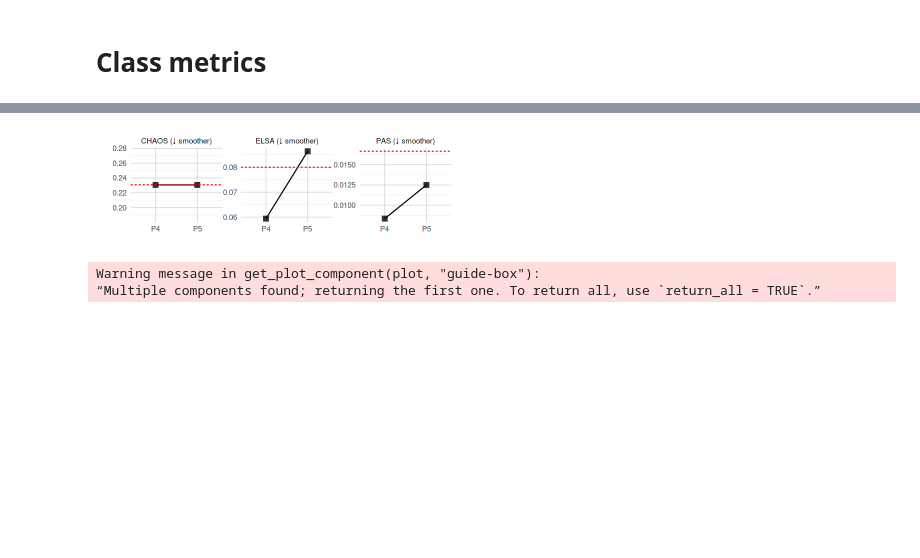
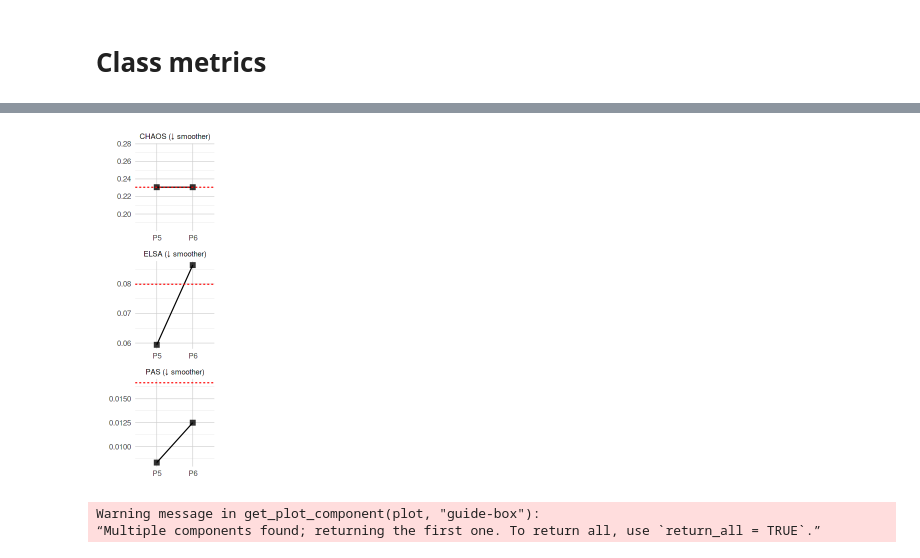
Before and after one commit to RoseYuan/metric_paper, a Jupyter notebook: Figures/spatial_toy_examples/spatial_toy_examples.ipynb, the cells around one changed output, grey strips where cells are left out. Saved outputs shown, nothing was run; the diff lists cells and outputs as text; code cells hidden in the pictures; blank space fills up the shorter version.

```diff
--- a/Figures/spatial_toy_examples/spatial_toy_examples.ipynb
+++ b/Figures/spatial_toy_examples/spatial_toy_examples.ipynb
@@ -165,16 +206,17 @@ p3 <- ggplot(data, aes(x, y,
 # %%
-options(repr.plot.width=10.5, repr.plot.height=2.8)
+options(repr.plot.width=13.5, repr.plot.height=2.8)
 # grDevices::cairo_pdf("Fig1.pdf", width=10, height=3)
-ps1 <- plot_grid(
-    p0 + theme(legend.position = "none", plot.title = element_text(hjust = 0.5), plot.margin = margin(5, 2, -2, 0),
-    axis.text.x = element_blank(), axis.text.y = element_blank(),axis.ticks.x = element_blank(), axis.ticks.y = element_blank()),
-    p1 + theme(legend.position = "none", plot.title = element_text(hjust = 0.5), plot.margin = margin(5, 2, -2, 0),
-    axis.text.x = element_blank(), axis.text.y = element_blank(),axis.ticks.x = element_blank(), axis.ticks.y = element_blank()),
-    p2 + theme(legend.position = "none", plot.title = element_text(hjust = 0.5), plot.margin = margin(5, 2, -2, 0),
-    axis.text.x = element_blank(), axis.text.y = element_blank(),axis.ticks.x = element_blank(), axis.ticks.y = element_blank()),
-    p3 + theme(legend.position = "none", plot.title = element_text(hjust = 0.5), plot.margin = margin(5, 2, -2, 0),
-    axis.text.x = element_blank(), axis.text.y = element_blank(),axis.ticks.x = element_blank(), axis.ticks.y = element_blank()),
-    ncol = 4)
+p0 <- p0 + theme(legend.position = "none", plot.title = element_text(size=18, hjust = 0.5), plot.margin = margin(5, 2, -2, 0),
+axis.text.x = element_blank(), axis.text.y = element_blank(),axis.ticks.x = element_blank(), axis.ticks.y = element_blank())
+p1 <- p1 + theme(legend.position = "none", plot.title = element_text(hjust = 0.5), plot.margin = margin(5, 2, -2, 0),
+axis.text.x = element_blank(), axis.text.y = element_blank(),axis.ticks.x = element_blank(), axis.ticks.y = element_blank())
+p2 <- p2 + theme(legend.position = "none", plot.title = element_text(hjust = 0.5), plot.margin = margin(5, 2, -2, 0),
+axis.text.x = element_blank(), axis.text.y = element_blank(),axis.ticks.x = element_blank(), axis.ticks.y = element_blank())
+p3 <- p3 + theme(legend.position = "none", plot.title = element_text(hjust = 0.5), plot.margin = margin(5, 2, -2, 0),
+axis.text.x = element_blank(), axis.text.y = element_blank(),axis.ticks.x = element_blank(), axis.ticks.y = element_blank())
+p4 <- p4 + theme(legend.position = "none", plot.title = element_text(hjust = 0.5), plot.margin = margin(5, 2, -2, 0),
+axis.text.x = element_blank(), axis.text.y = element_blank(),axis.ticks.x = element_blank(), axis.ticks.y = element_blank())
+ps1 <- plot_grid(p0, p1, p2, p3, p4, ncol = 5)
 plot(ps1)
 # dev.off()
 # %% [output]
@@ -451,10 +460,10 @@ plot(ps3)
 # %%
 k <- 6
-pred <- c("p4","p5")
-pred_name <- c("P4","P5")
+pred <- c("p5","p6")
+pred_name <- c("P5","P6")
 label <- data$c2
 location <- data[, c('x','y')]
-internal <-lapply(setNames(c("c2","p4","p5"), c("C","P4","P5")), function(x){getSpatialInternalMetrics(labels=data[[x]], location=location, k=k, level="dataset", metrics=c("PAS", "ELSA", "CHAOS","MPC", "PC", "PE"))})
+internal <-lapply(setNames(c("c2","p5","p6"), c("C","P5","P6")), function(x){getSpatialInternalMetrics(labels=data[[x]], location=location, k=k, level="dataset", metrics=c("PAS", "ELSA", "CHAOS","MPC", "PC", "PE"))})
 internal <- bind_rows(internal,.id = "prediction")
 externalSpatial <- lapply(setNames(pred, pred_name), function(x){getSpatialExternalMetrics(true=label, pred=data[[x]], location=location, level="dataset", fuzzy_true=fuzzy_true, fuzzy_pred=fuzzy_pred, k=k,
                                                                                                  metrics=c("nsRI","nsARI","nsWH","nsAWH", "nsWC","nsAWC","nsAccuracy","SpatialARI", "SpatialRI"),
@@ -492,25 +501,26 @@ A data.frame: 6 × 4
 # %%
-options(repr.plot.width=6, repr.plot.height=2)
+options(repr.plot.width=2, repr.plot.height=6)
 pi2 <- internal %>%
 filter(metric %in% c("PAS", "ELSA", "CHAOS")) %>%
 ggplot(aes(x=prediction, y=value)) +
 geom_point(size=3, alpha=0.8, shape=15) +
 geom_line(aes(group=metric)) +
-facet_wrap(~metric, scales = "free", nrow=1,
+facet_wrap(~metric, scales = "free", ncol=1,
             labeller = as_labeller(c("PAS" = "PAS (↓ smoother)",
                                      "ELSA" = "ELSA (↓ smoother)",
                                      "CHAOS" = "CHAOS (↓ smoother)"))) +
 geom_hline(aes(yintercept = C), linetype = "dashed", color = "red") +
 theme_minimal() +
 theme(legend.margin = margin(t = -5, r = 0, b = 0, l = 0, unit = "pt"),
-    panel.spacing.x = unit(0, "cm")) +  # Adjust the space between panels) +
+    panel.spacing.x = unit(0, "cm"), # Adjust the space between panels)
+    plot.margin = margin(0, 2, 0, 1)) +
 theme(legend.position = "bottom", legend.key.height = unit(0.3, "cm"),
     panel.grid.major = element_line(linewidth = 0.25, color = "grey80"),
     panel.grid.minor = element_line(linewidth = 0.15, color = "grey90")) +
 labs(y="", x="")
 pi2
 # %% [output]
-[figure, old version]
+[figure, new version]
 # %%
 external <- merge(externalSpatial, externalNormal, by="prediction")
 external <- pivot_longer(external, cols=-c("prediction"), names_to = "metric", values_to = "value")
```
Also changed, not shown: parts of 32 cells of this notebook.
